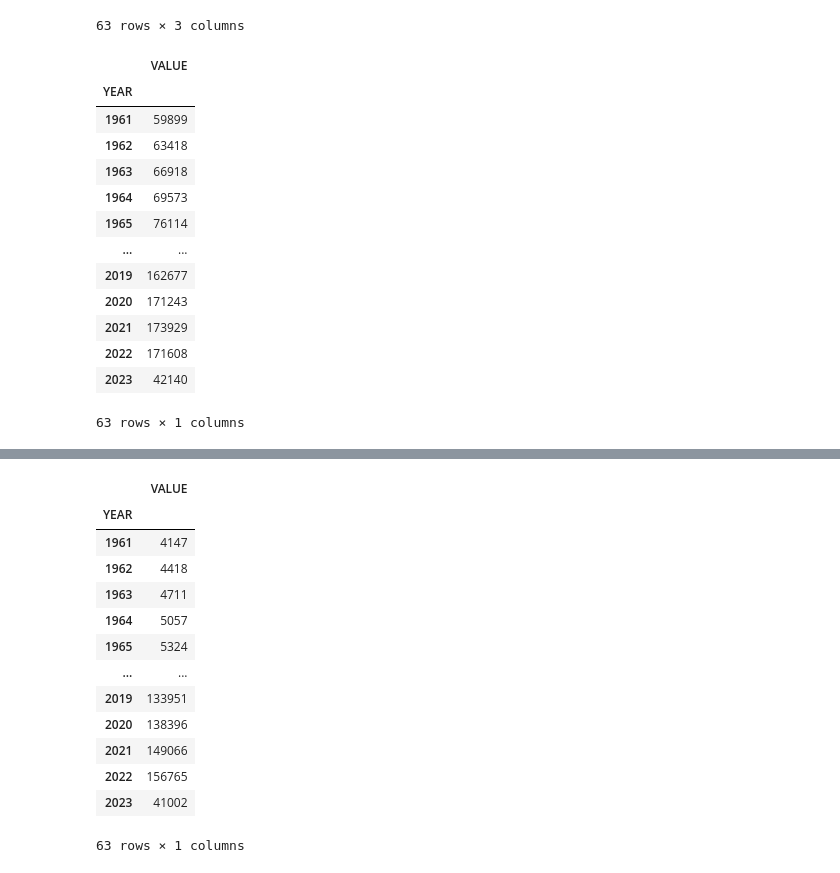
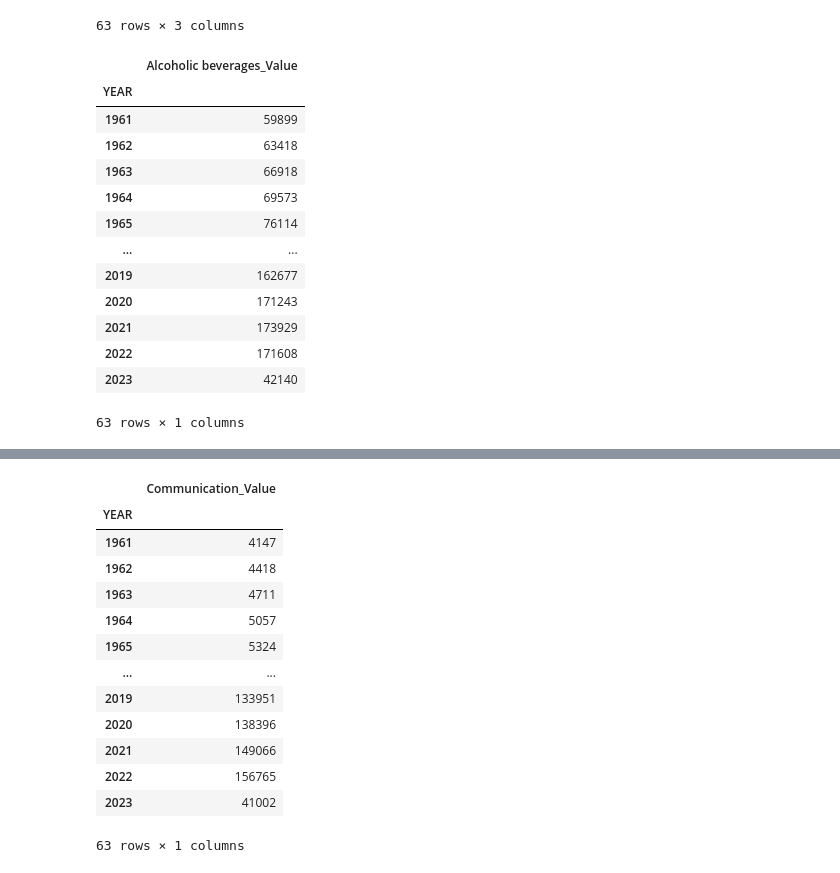
Before and after one commit to zRandgris/project1, a Jupyter notebook: TheProject.ipynb, the cells around one changed output, grey strips where cells are left out. Drawn from its saved outputs; the diff is of its cells as text; code cells hidden in the pictures.

```diff
--- a/TheProject.ipynb
+++ b/TheProject.ipynb
@@ -162,10 +162,11 @@ Expenses_C12[["YEAR","Expenditures_(Millions_Dallars)","VALUE"]]
 # %%
 # Plot graph :Alcoholic beverages,  tobacco and cannabis [C12]
 Year_Expenses_C12 = Expenses_C12[["YEAR","VALUE"]]
 Year_Expenses_C12=Year_Expenses_C12.set_index("YEAR")
+Year_Expenses_C12= Year_Expenses_C12.rename(columns={"VALUE":"Alcoholic beverages_Value"})
 Year_Expenses_C12
 # %% [output]
-|  | VALUE |
+|  | Alcoholic beverages_Value |
 | YEAR |  |
 | 1961 | 59899 |
 | 1962 | 63418 |
@@ -217,9 +218,10 @@ Expenses_C18
 # %%
 Year_Expenses_C18 = Expenses_C18[["YEAR","VALUE"]]
 Year_Expenses_C18=Year_Expenses_C18.set_index("YEAR")
+Year_Expenses_C18= Year_Expenses_C18.rename(columns={"VALUE":"Communication_Value"})
 Year_Expenses_C18
 # %% [output]
-|  | VALUE |
+|  | Communication_Value |
 | YEAR |  |
 | 1961 | 4147 |
 | 1962 | 4418 |
```
Also changed, not shown: parts of 23 cells of this notebook, 16 other files.
